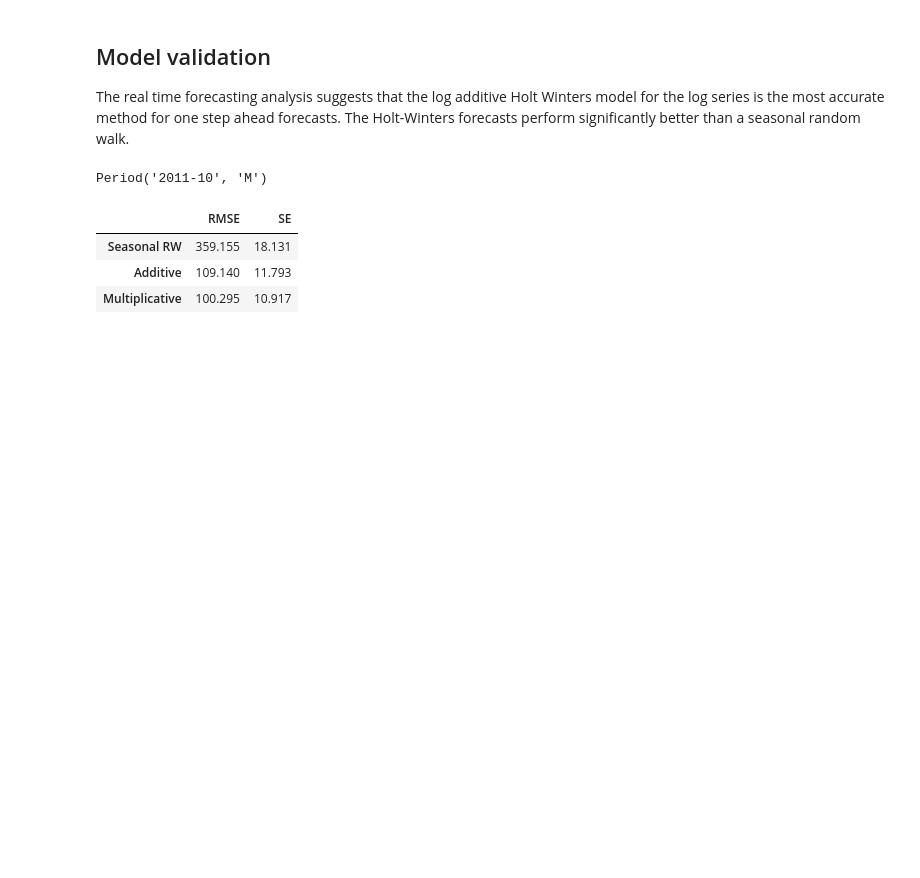
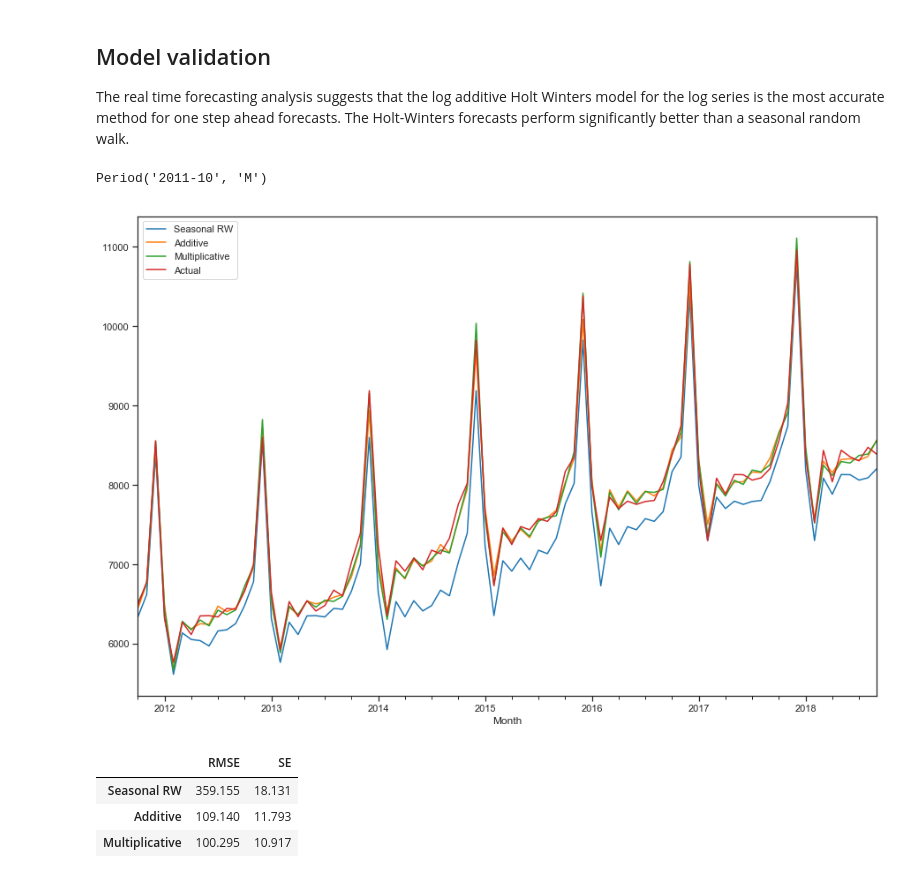
Before and after one commit to caropilardiaz/AnalisisSeriesTemporales, a Jupyter notebook: Tutorial03 Holt Winters Smoothing.ipynb, the cells around one changed output. Cells and saved outputs as stored; diff of their text form; code cells hidden in the pictures; blank space fills up the shorter version.

```diff
--- a/Tutorial03 Holt Winters Smoothing.ipynb
+++ b/Tutorial03 Holt Winters Smoothing.ipynb
@@ -179,9 +200,9 @@ plt.show()
 # %% [output]
 [figure]
 # %%
-h=24
+h=2*12 #M
 w=h*3
-data = ts
+data = z
 model = sm.tsa.Holt
 pred_index = data.index[-1] + np.array(range(1,h+1))
 pred_rolling = pd.Series(0,index=pred_index)
@@ -333,6 +409,10 @@ for i in range(start, len(y)):
 columns=['Seasonal RW', 'Additive', 'Multiplicative', 'Actual']
 results = np.vstack([pred1,pred2,pred3,actual]).T
 results = pd.DataFrame(results, columns=columns, index=validation)
+# %%
+results.plot();
+# %% [output]
+[figure, added]
 # %%
 from scipy import stats
 
```
Also changed, not shown: parts of 16 cells of this notebook.
